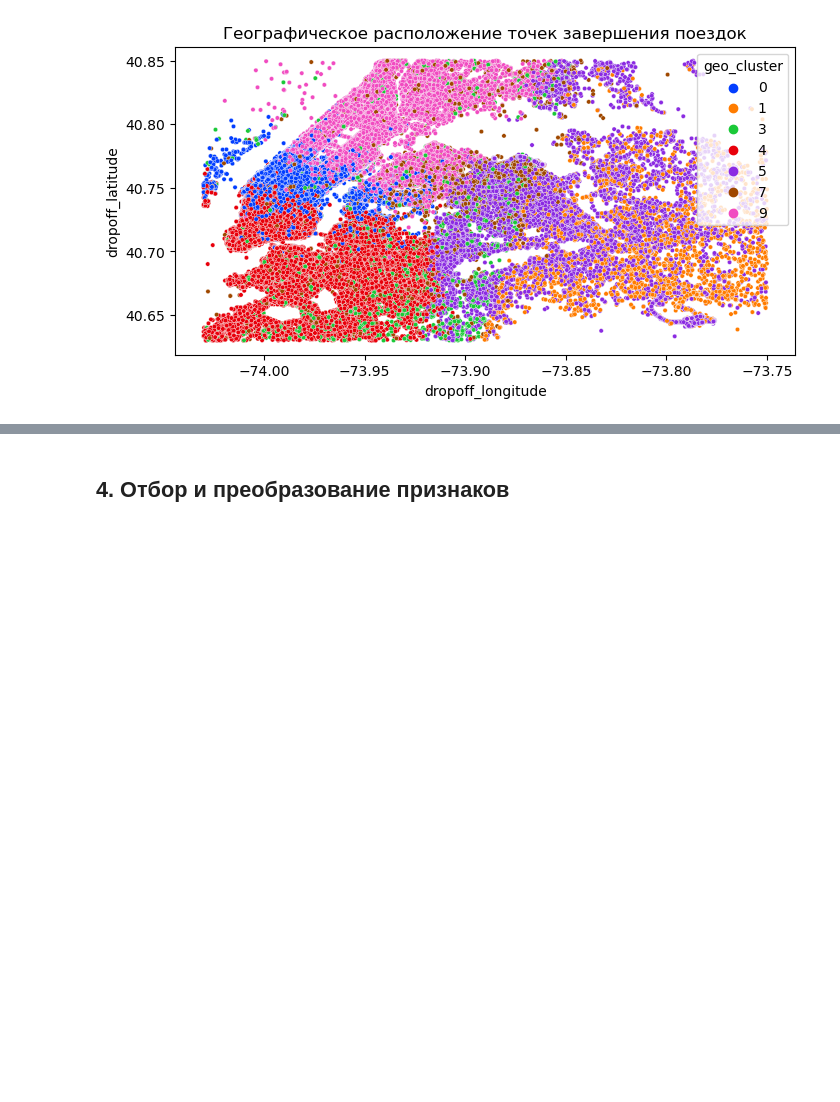
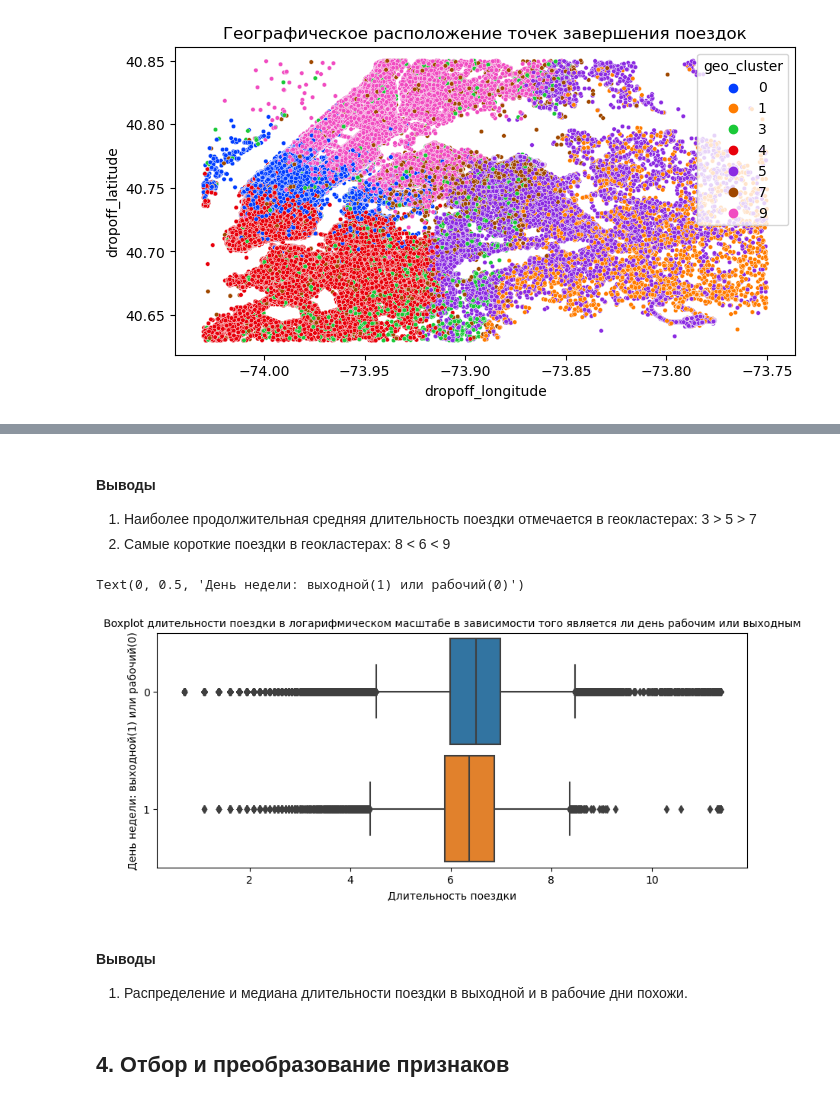
Before and after one commit to turneps403/hackathon-tgu, a Jupyter notebook: Hackathon_5_group_TSU.ipynb, the cells around one changed output, grey strips where cells are left out. Cells and saved outputs as stored; diff of their text form; code cells hidden in the pictures; blank space fills up the shorter version.

```diff
--- a/Hackathon_5_group_TSU.ipynb
+++ b/Hackathon_5_group_TSU.ipynb
@@ -1052,3 +1119,21 @@ plt.show()
+# %% [markdown]
+#### Выводы
+1. Наиболее продолжительная средняя длительность поездки отмечается в геокластерах: 3 > 5 > 7
+2. Самые короткие поездки в геокластерах: 8 < 6 < 9
+# %%
+# ваш код здесь
+fig = plt.figure(figsize=(10, 4))
+boxplot = sns.boxplot(data=taxi_data, x='trip_duration_log', y='pickup_holiday', orient='h', width=0.9)
+boxplot.set_title('Boxplot длительности поездки в логарифмическом масштабе в зависимости того является ли день рабочим или выходным', fontsize=10)
+boxplot.set_xlabel('Длительность поездки')
+boxplot.set_ylabel('День недели: выходной(1) или рабочий(0)')
+# boxplot.grid()
+# %% [output]
+Text(0, 0.5, 'День недели: выходной(1) или рабочий(0)')
+[figure, added]
+# %% [markdown]
+#### Выводы
+1. Распределение и медиана длительности поездки в выходной и в рабочие дни похожи.
 # %% [markdown]
 ## 4. Отбор и преобразование признаков
 # %% [markdown]
```
Also changed, not shown: parts of 13 cells of this notebook.
